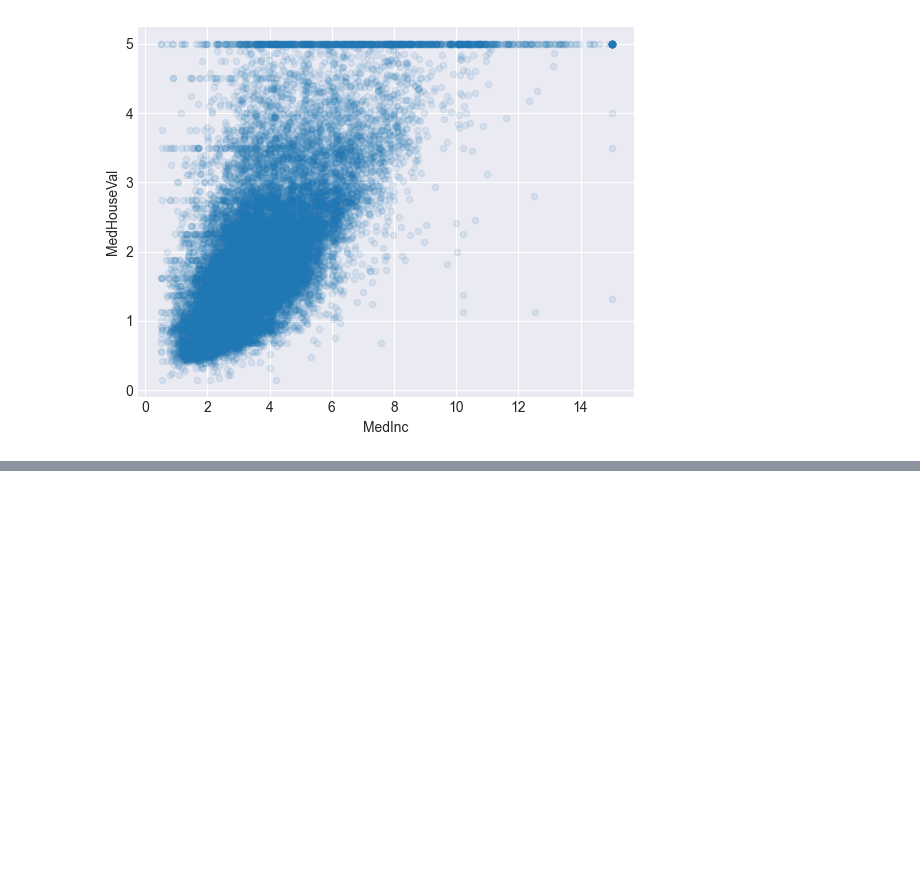
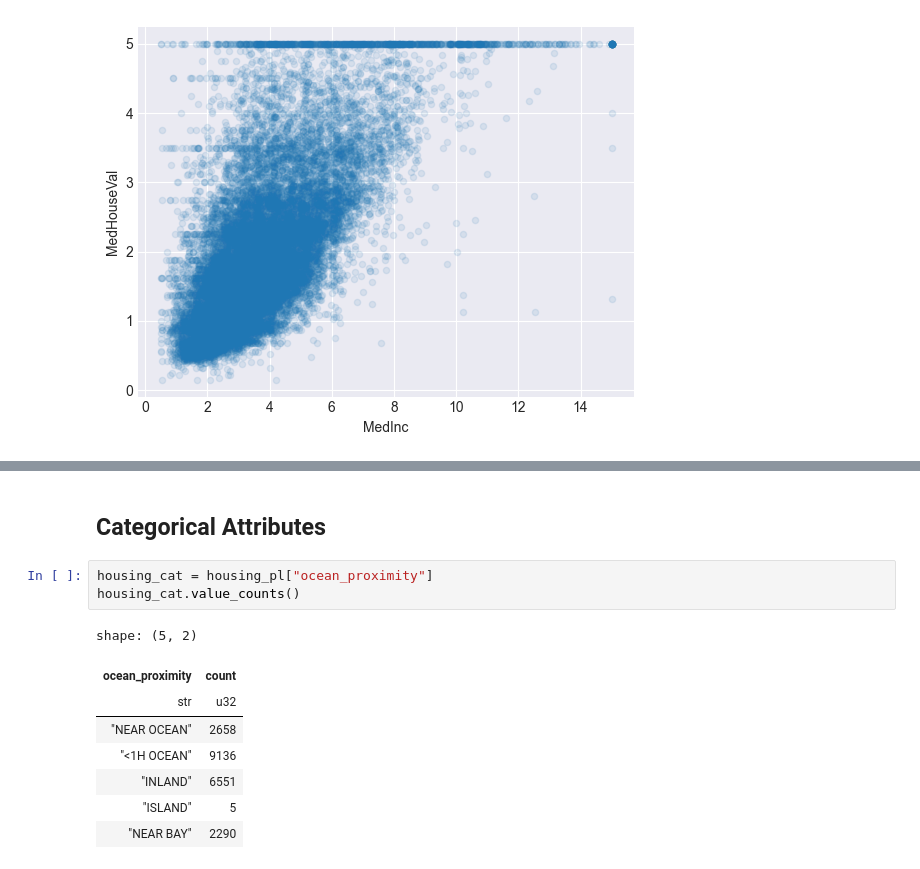
Before and after one commit to DavidCalebChaparroOrozco/Hands-OnMachineLearningwithScikit-LearnandPyTorch-Aur-lienG-ron, a Jupyter notebook: DataloadingExplorationPreparation/PracticeHousingDataset.ipynb, the cells around one changed output, grey strips where cells are left out. Saved outputs shown, nothing was run; the diff lists cells and outputs as text; blank space fills up the shorter version.

```diff
--- a/DataloadingExplorationPreparation/PracticeHousingDataset.ipynb
+++ b/DataloadingExplorationPreparation/PracticeHousingDataset.ipynb
@@ -498,0 +555,14 @@ plt.show()
+# %% [markdown]
+## Categorical Attributes
+# %%
+housing_cat = housing_pl["ocean_proximity"]
+housing_cat.value_counts()
+# %% [output]
+shape: (5, 2)
+| ocean_proximity | count |
+| str | u32 |
+| "NEAR OCEAN" | 2658 |
+| "<1H OCEAN" | 9136 |
+| "INLAND" | 6551 |
+| "ISLAND" | 5 |
+| "NEAR BAY" | 2290 |
```
Also changed, not shown: parts of 14 cells of this notebook, 1 other file.
